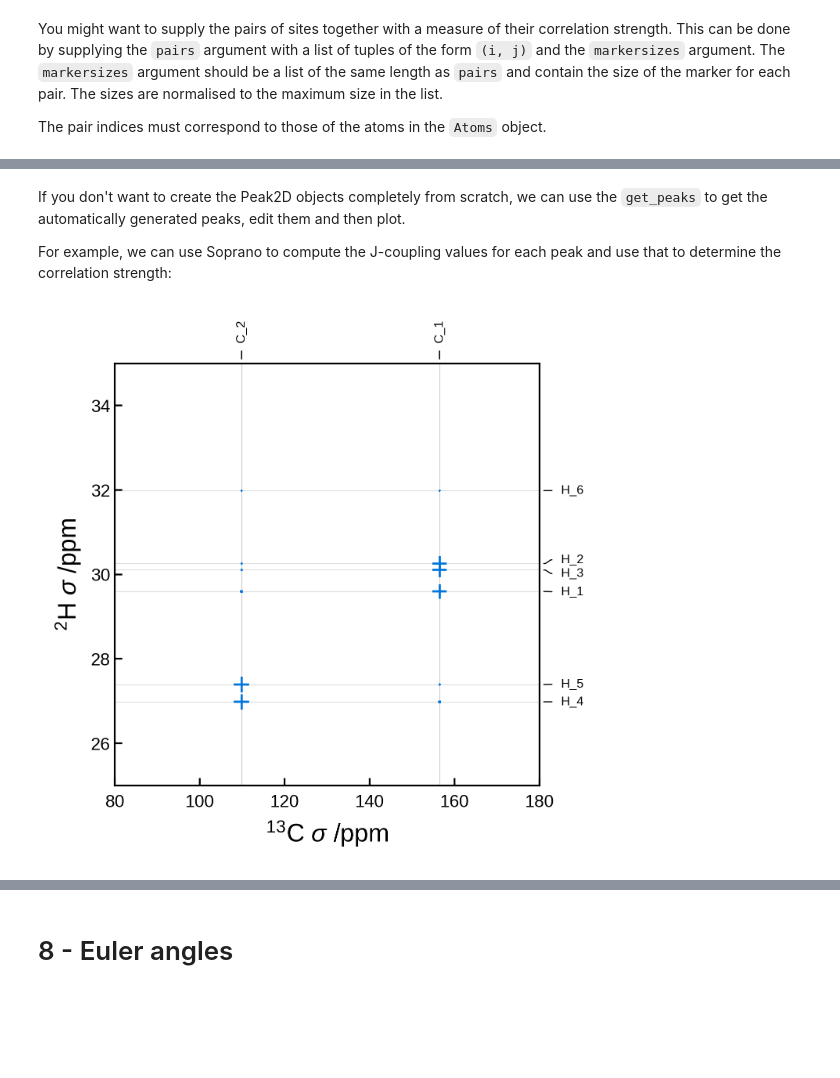
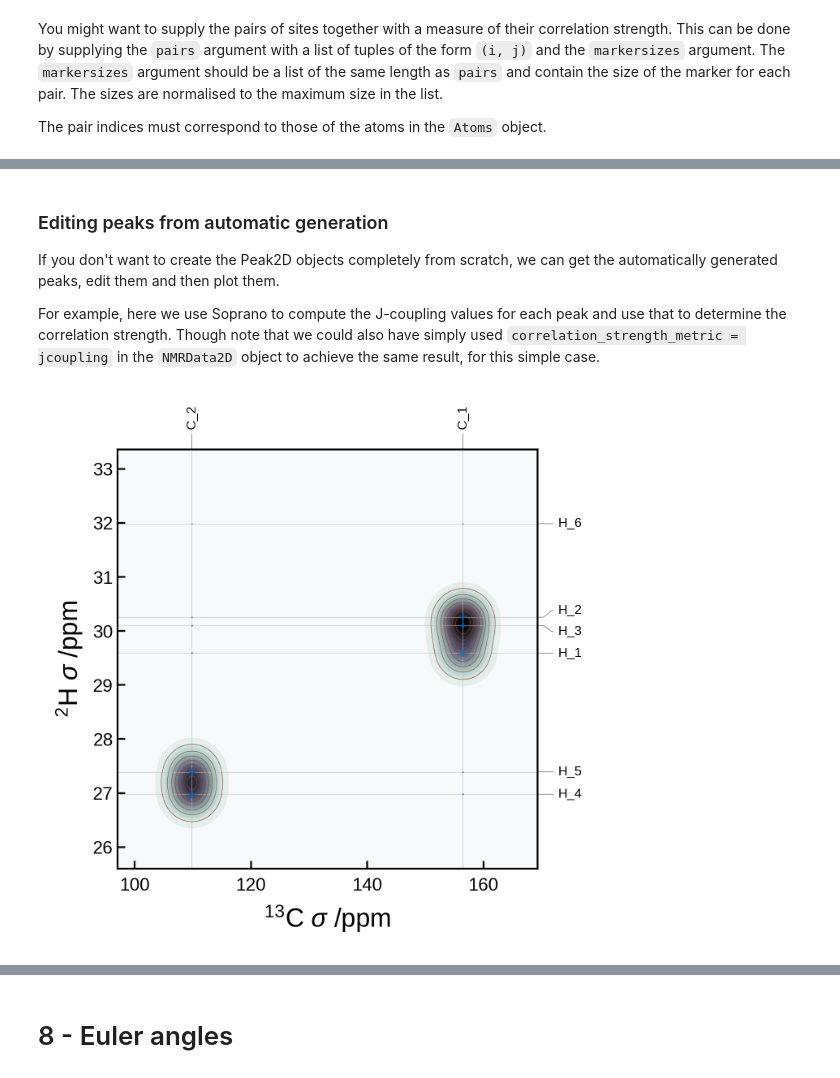
Before and after one commit to CCP-NC/soprano, a Jupyter notebook: tutorials/05-nmr.ipynb, the cells around one changed output, grey strips where cells are left out. Drawn from its saved outputs; the diff is of its cells as text; code cells hidden in the pictures; blank space fills up the shorter version.

```diff
--- a/tutorials/05-nmr.ipynb
+++ b/tutorials/05-nmr.ipynb
@@ -146,10 +145,0 @@ O_1      68.22 ppm        0.01
-# %%
-# Quaternion (orientation of the tensor with respect to the Cartesian axes)
-# from which we extract the Euler angles
-
-quat = MSQuaternion.get(C2H6O)
-
-print('Label\t alpha/deg\tbeta/deg\tgamma/deg')
-for i, jl in enumerate(jmol_labels):
-    a, b, c = quat[i].euler_angles(mode='zyz')*180/np.pi # rad to degrees
-    print('{0}\t{1:8.2f}\t{2:8.2f}\t{3:8.2f}'.format(jl, a, b, c))
@@ -526,31 +658,33 @@ fig, ax = plot.plot()
 # %% [markdown]
-If you don't want to create the Peak2D objects completely from scratch, we can use the `get_peaks` to get the automatically generated peaks, edit them and then plot.
+### Editing peaks from automatic generation
+If you don't want to create the Peak2D objects completely from scratch, we can get the automatically generated peaks, edit them and then plot them.
 
-For example, we can use Soprano to compute the J-coupling values for each peak and use that to determine the correlation strength:
+For example, here we use Soprano to compute the J-coupling values for each peak and use that to determine the correlation strength.
+Though note that we could also have simply used `correlation_strength_metric = jcoupling` in the `NMRData2D` object to achieve the same result, for this simple case.
 # %%
 from soprano.properties.nmr.isc import JCIsotropy
-isotopes = {'C': 13, 'H': 2}
-plot = Plot2D(
-            atoms,
-            xelement = 'C',
-            yelement = 'H',
-            isotopes = isotopes,
-            xlim=(80, 180),
-            ylim=(25, 35),
-            )
-# get the peaks
-peaks = plot.get_peaks()
+# Extract the data (including the peaks)
+nmr_data = NMRData2D(atoms, xelement = 'C', yelement = 'H', isotopes={'C': 13, 'H': 2})
 
-# Set the J-coupling for each peak to be the correlation strength
-for peak in peaks:
+# Now the peaks are available at `nmr_data.peaks`
+
+# Loop over each peak and set the J-coupling for each peak to be the correlation strength
+for peak in nmr_data.peaks:
+    # Soprano wants the indices in ascending order
     i,j = sorted([peak.idx_x, peak.idx_y])
+    # Get the J-coupling
     jcoup = JCIsotropy().get(atoms,tag = 'isc', sel_i = [i], sel_j = [j], isotopes = isotopes)
+    # Set the correlation strength to the J-coupling
     peak.correlation_strength = jcoup[(i,j)]
 
-# update peaks
-plot.peaks = peaks
+# Plot settings
+plot_settings = PlotSettings(
+    show_heatmap=True,
+    show_contour=True,
+    )
 
+plot = NMRPlot2D(nmr_data, plot_settings)
 # plot
 fig, ax = plot.plot()
 # %% [output]
-[figure, old version]
+[figure, new version]
```
Also changed, not shown: parts of 31 cells of this notebook, 4 other files.
